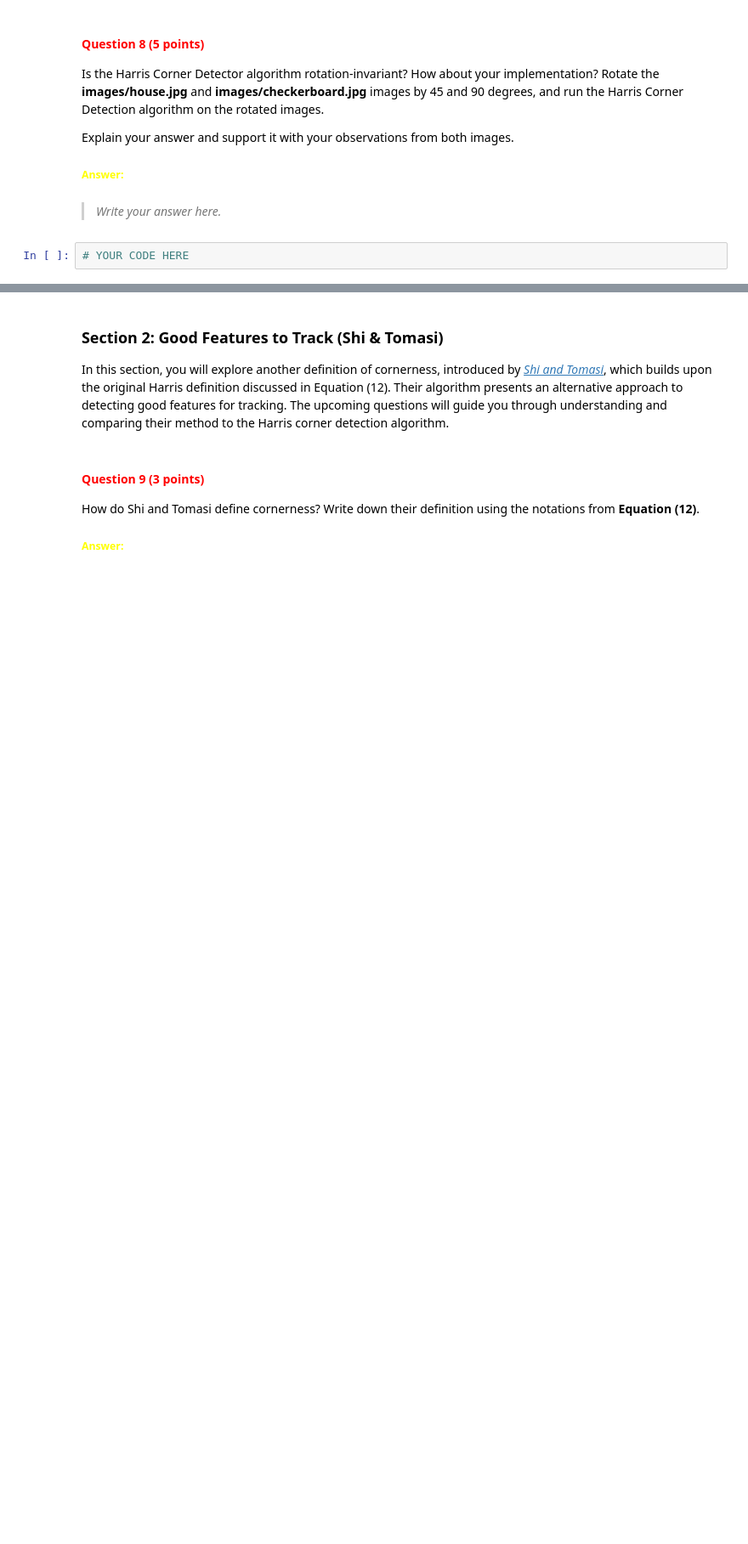
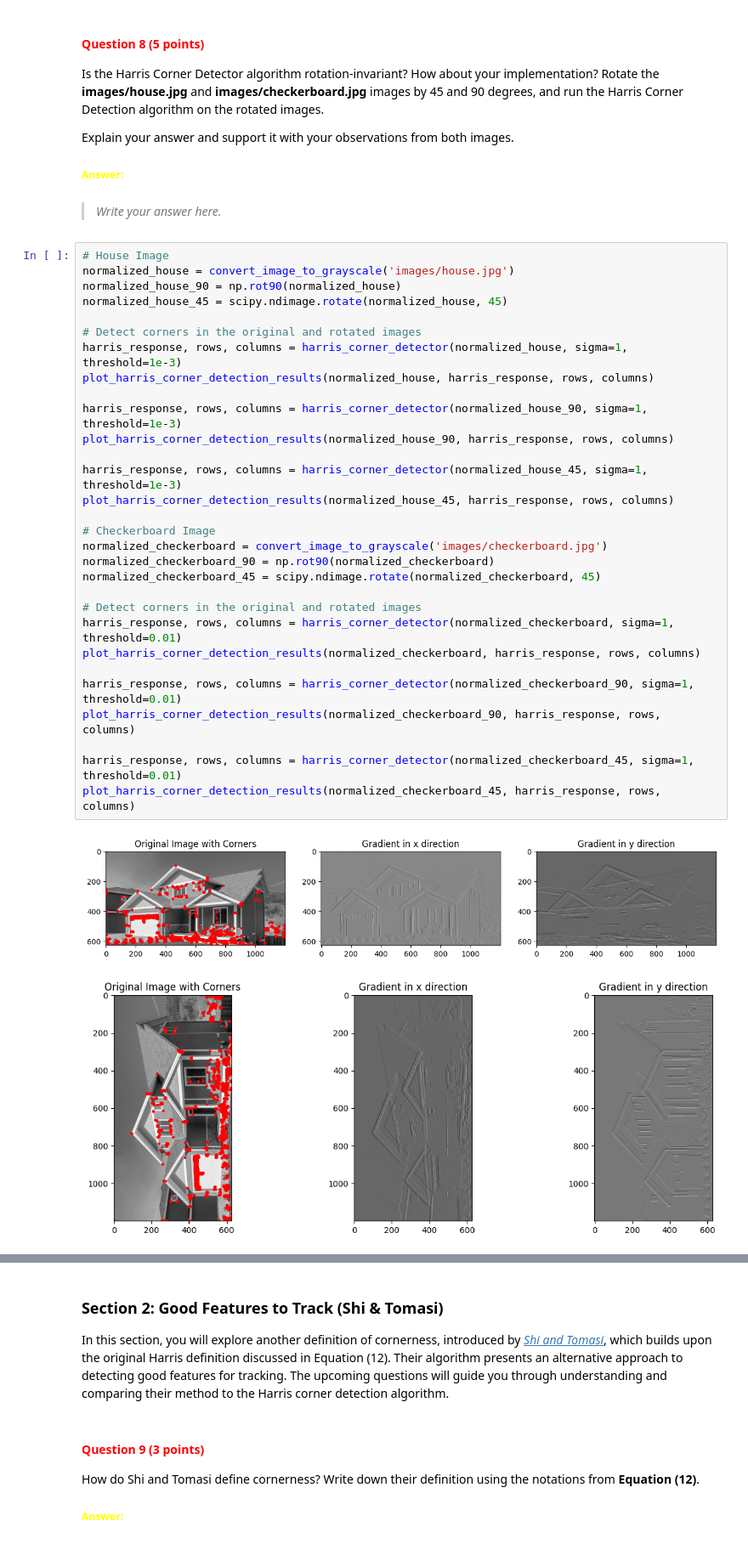
Before and after one commit to pedrocurvo/cv1-group52, a Jupyter notebook: Lab3/13209701_15127206_15713725.ipynb, the cells around one changed output, grey strips where cells are left out. Shown at 85% size. Saved outputs shown, nothing was run; the diff lists cells and outputs as text; blank space fills up the shorter version.

```diff
--- a/Lab3/13209701_15127206_15713725.ipynb
+++ b/Lab3/13209701_15127206_15713725.ipynb
@@ -382,5 +415,36 @@ Explain your answer and support it with your observations from both images.
 ##### <font color='yellow'>Answer:</font>
 # %% [markdown]
 > *Write your answer here.*
-# %%
-# YOUR CODE HERE
+# %%
+# House Image
+normalized_house = convert_image_to_grayscale('images/house.jpg')
+normalized_house_90 = np.rot90(normalized_house)
+normalized_house_45 = scipy.ndimage.rotate(normalized_house, 45)
+
+# Detect corners in the original and rotated images
+harris_response, rows, columns = harris_corner_detector(normalized_house, sigma=1, threshold=1e-3)
+plot_harris_corner_detection_results(normalized_house, harris_response, rows, columns)
+
+harris_response, rows, columns = harris_corner_detector(normalized_house_90, sigma=1, threshold=1e-3)
+plot_harris_corner_detection_results(normalized_house_90, harris_response, rows, columns)
+
+harris_response, rows, columns = harris_corner_detector(normalized_house_45, sigma=1, threshold=1e-3)
+plot_harris_corner_detection_results(normalized_house_45, harris_response, rows, columns)
+
+# Checkerboard Image
+normalized_checkerboard = convert_image_to_grayscale('images/checkerboard.jpg')
+normalized_checkerboard_90 = np.rot90(normalized_checkerboard)
+normalized_checkerboard_45 = scipy.ndimage.rotate(normalized_checkerboard, 45)
+
+# Detect corners in the original and rotated images
+harris_response, rows, columns = harris_corner_detector(normalized_checkerboard, sigma=1, threshold=0.01)
+plot_harris_corner_detection_results(normalized_checkerboard, harris_response, rows, columns)
+
+harris_response, rows, columns = harris_corner_detector(normalized_checkerboard_90, sigma=1, threshold=0.01)
+plot_harris_corner_detection_results(normalized_checkerboard_90, harris_response, rows, columns)
+
+harris_response, rows, columns = harris_corner_detector(normalized_checkerboard_45, sigma=1, threshold=0.01)
+plot_harris_corner_detection_results(normalized_checkerboard_45, harris_response, rows, columns)
+# %% [output]
+[figure, added]
+[figure, added]
```
Also changed, not shown: parts of 9 cells of this notebook.
